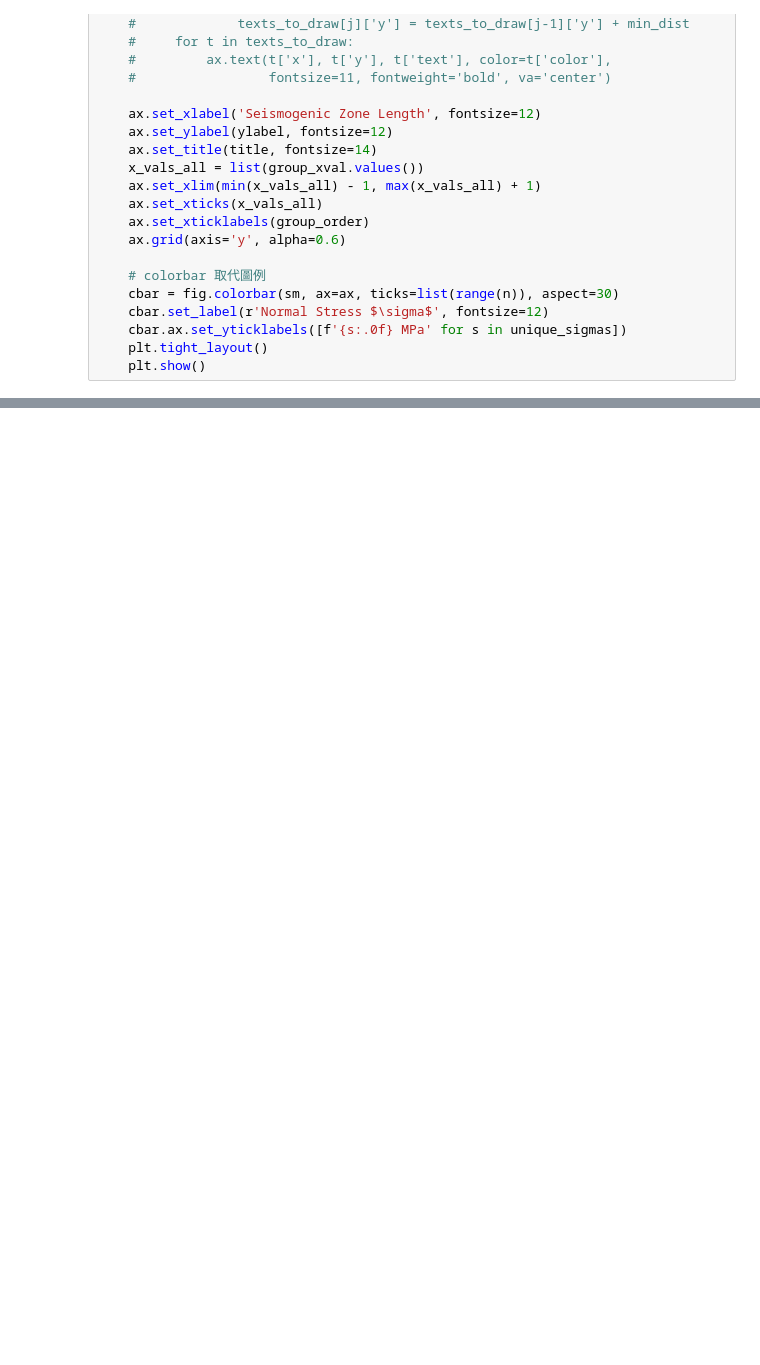
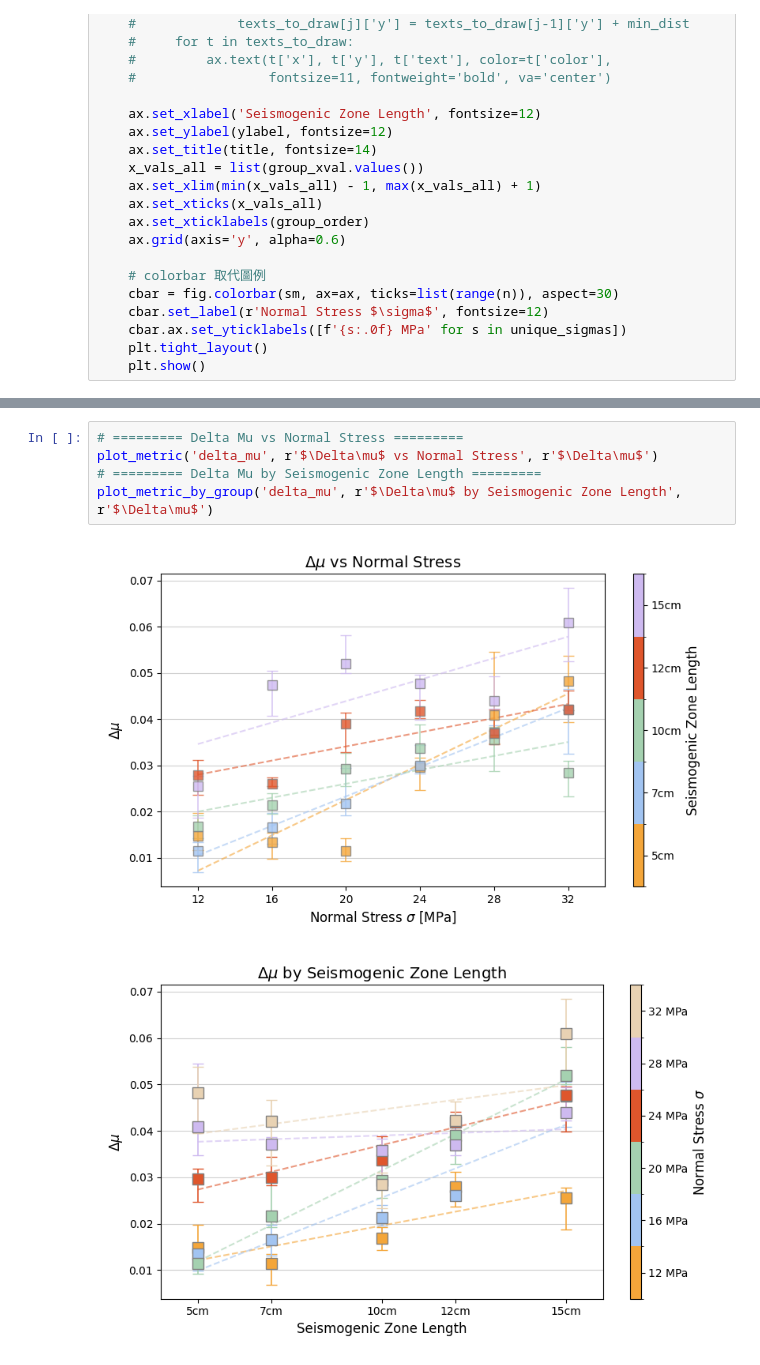
Before and after one commit to Potter0427/labquake_explorer_re, a Jupyter notebook: export h5/1D_Summary_Plots.ipynb, the cells around one changed output, grey strips where cells are left out. Cells and saved outputs as stored; diff of their text form; blank space fills up the shorter version.

```diff
--- a/export h5/1D_Summary_Plots.ipynb
+++ b/export h5/1D_Summary_Plots.ipynb
@@ -355,0 +362,8 @@ plot_metric_by_group('delta_avg', r'1D Slip Comparison', r'$\delta$ [$\mu$m]', u
+# %%
+# ========= Delta Mu vs Normal Stress =========
+plot_metric('delta_mu', r'$\Delta\mu$ vs Normal Stress', r'$\Delta\mu$')
+# ========= Delta Mu by Seismogenic Zone Length =========
+plot_metric_by_group('delta_mu', r'$\Delta\mu$ by Seismogenic Zone Length', r'$\Delta\mu$')
+# %% [output]
+[figure, added]
+[figure, added]
```
Also changed, not shown: parts of 6 cells of this notebook, 2 other files.
